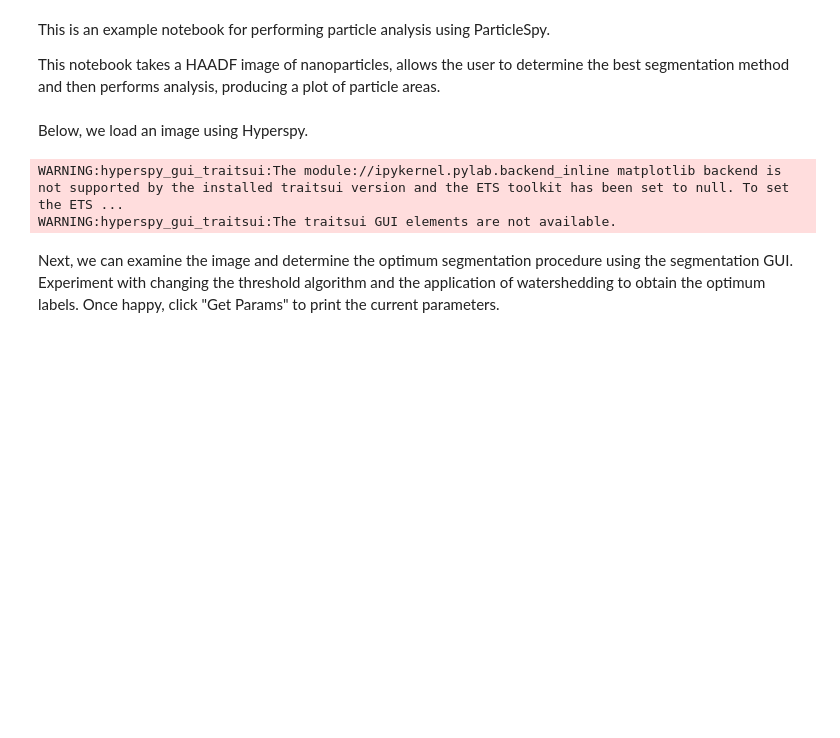
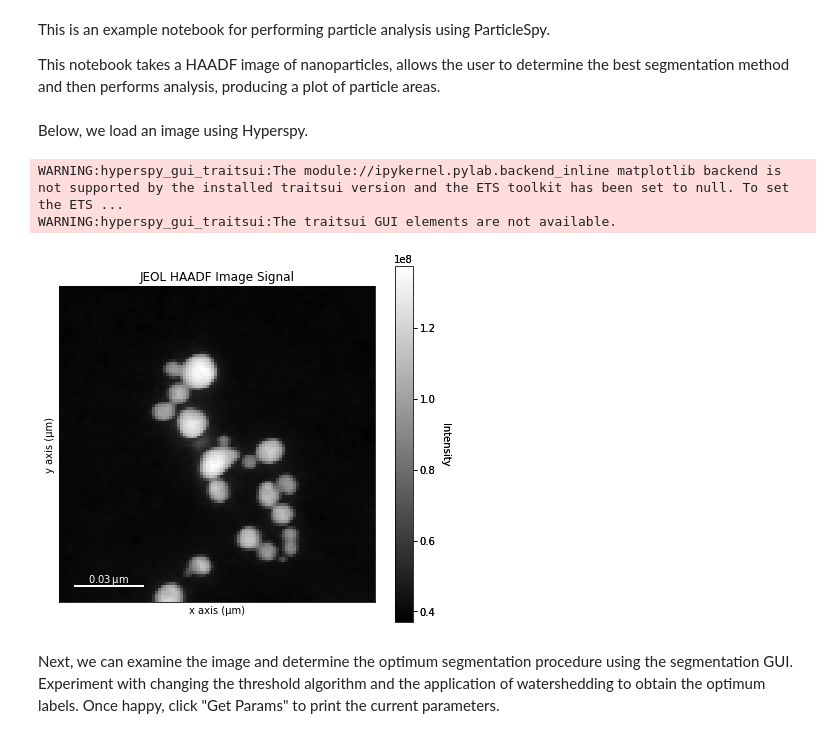
Before and after one commit to ePSIC-DLS/particlespy, a Jupyter notebook: ParticleSpy/Basic Example.ipynb, the cells around one changed output. Saved outputs shown, nothing was run; the diff lists cells and outputs as text; code cells hidden in the pictures; blank space fills up the shorter version.

Commit message:
Update example notebook
Plot image and change SegUI name.

```diff
--- a/ParticleSpy/Basic Example.ipynb
+++ b/ParticleSpy/Basic Example.ipynb
@@ -7,11 +7,15 @@ Below, we load an image using Hyperspy.
 # %%
 import hyperspy.api as hs
 
 filename = "Data/JEOL HAADF Image.dm4"
 haadf = hs.load(filename)
+
+%matplotlib inline
+haadf.plot()
 # %% [output]
 WARNING:hyperspy_gui_traitsui:The module://ipykernel.pylab.backend_inline matplotlib backend is not supported by the installed traitsui version and the ETS toolkit has been set to null. To set the ETS ...
 WARNING:hyperspy_gui_traitsui:The traitsui GUI elements are not available.
+[figure, added]
 # %% [markdown]
 Next, we can examine the image and determine the optimum segmentation procedure using the segmentation GUI. Experiment with changing the threshold algorithm and the application of watershedding to obtain the optimum labels. Once happy, click "Get Params" to print the current parameters.
 # %%
```
Also changed, not shown: parts of 1 cell of this notebook.
